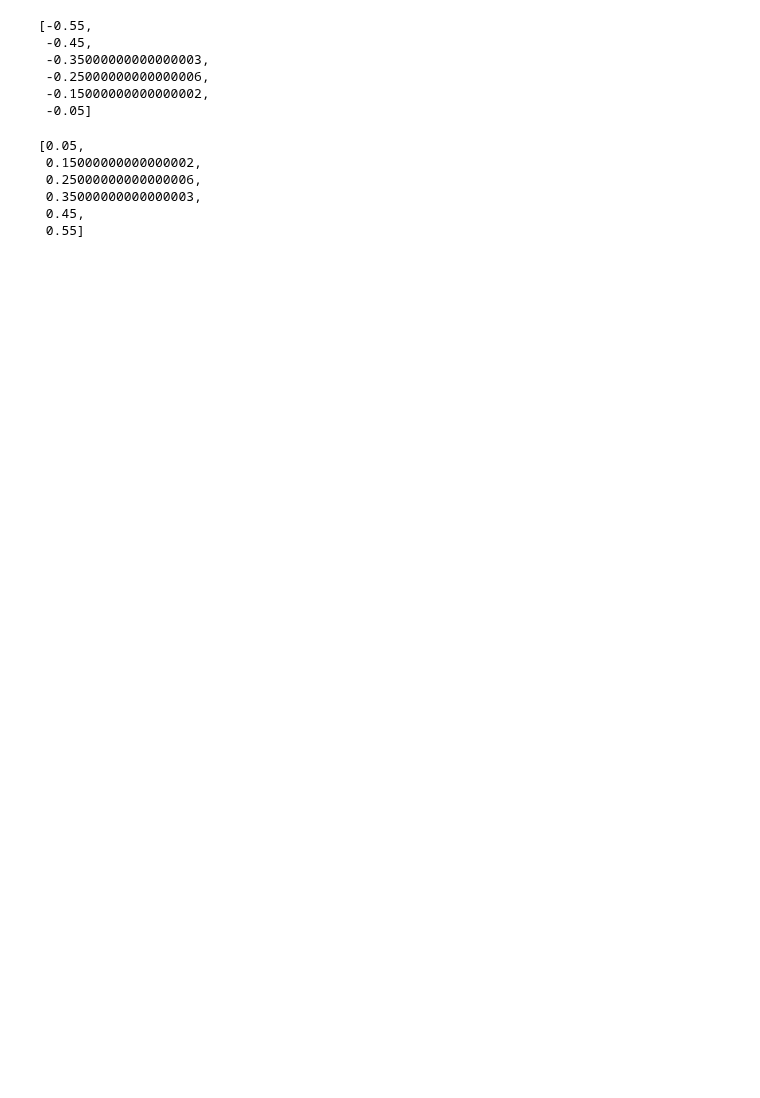
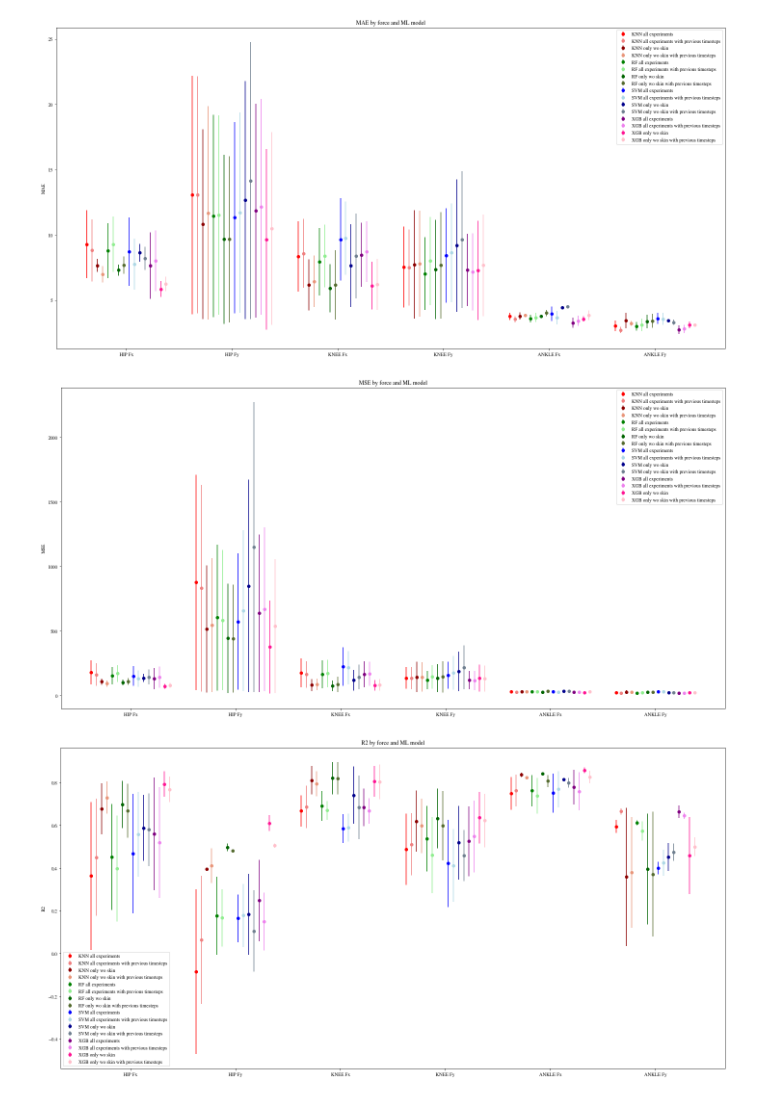
Before and after one commit to hl0d0w1g/EXOSAFE-ML, a Jupyter notebook: notebooks/models/interaction_forces/results_analysis.ipynb, the cells around one changed output. Cells and saved outputs as stored; diff of their text form; code cells hidden in the pictures; blank space fills up the shorter version.

```diff
--- a/notebooks/models/interaction_forces/results_analysis.ipynb
+++ b/notebooks/models/interaction_forces/results_analysis.ipynb
@@ -147,18 +180,0 @@ for score, score_group in results_df.groupby(['SCORE']):
-# %%
-[-(width*i) + (width/2) for i in range(int(n_models/2), 0, -1)]
-# %% [output]
-[-0.55,
- -0.45,
- -0.35000000000000003,
- -0.25000000000000006,
- -0.15000000000000002,
- -0.05]
-# %%
-[(width*i) - (width/2) for i in range(1, int(n_models/2) + 1, 1)]
-# %% [output]
-[0.05,
- 0.15000000000000002,
- 0.25000000000000006,
- 0.35000000000000003,
- 0.45,
- 0.55]
@@ -164,0 +183,37 @@ for score, score_group in results_df.groupby(['SCORE']):
+# %%
+colors = ['red', 'lightcoral', 'darkred', 'darksalmon', 'green', 'lightgreen', 'darkgreen', 'darkolivegreen', 'blue', 'lightblue', 'darkblue', 'slategray', 'purple', 'violet', 'deeppink', 'pink']
+width = 0.05  # the width of the bars
+
+x = np.arange(len(labels))  # the label locations
+n_models = len(models)
+x_models = [-(width*i) + (width/2) for i in range(int(n_models/2), 0, -1)] + [(width*i) - (width/2) for i in range(1, int(n_models/2) + 1, 1)]
+
+assert(len(models) == len(colors))
+assert(len(models) == len(x_models))
+
+for score, score_group in results_df.groupby(['SCORE']):
+
+    fig, ax = plt.subplots(figsize=(20,10))
+    for i, (model, model_group) in enumerate(score_group.groupby(['MODEL'])):
+
+        mean_ls = model_group[[l.replace(' ', '_').upper() + '_MEAN' for l in labels]].values[0]
+        std_ls = model_group[[l.replace(' ', '_').upper() + '_STD' for l in labels]].values[0]
+        assert(len(labels) == len(mean_ls))
+        assert(len(labels) == len(std_ls))
+
+        rects = ax.errorbar(x + x_models[i], mean_ls, yerr=std_ls, linestyle='None', marker='o', label=model, color=colors[i])
+
+    # Add some text for labels, title and custom x-axis tick labels, etc.
+    ax.set_ylabel(score)
+    ax.set_title('{} by force and ML model'.format(score))
+    ax.set_xticks(x)
+    ax.set_xticklabels(labels)
+    ax.legend()
+
+    fig.tight_layout()
+
+    plt.show()
+# %% [output]
+[figure, added]
+[figure, added]
+[figure, added]
```
Also changed, not shown: parts of 10 cells of this notebook.
